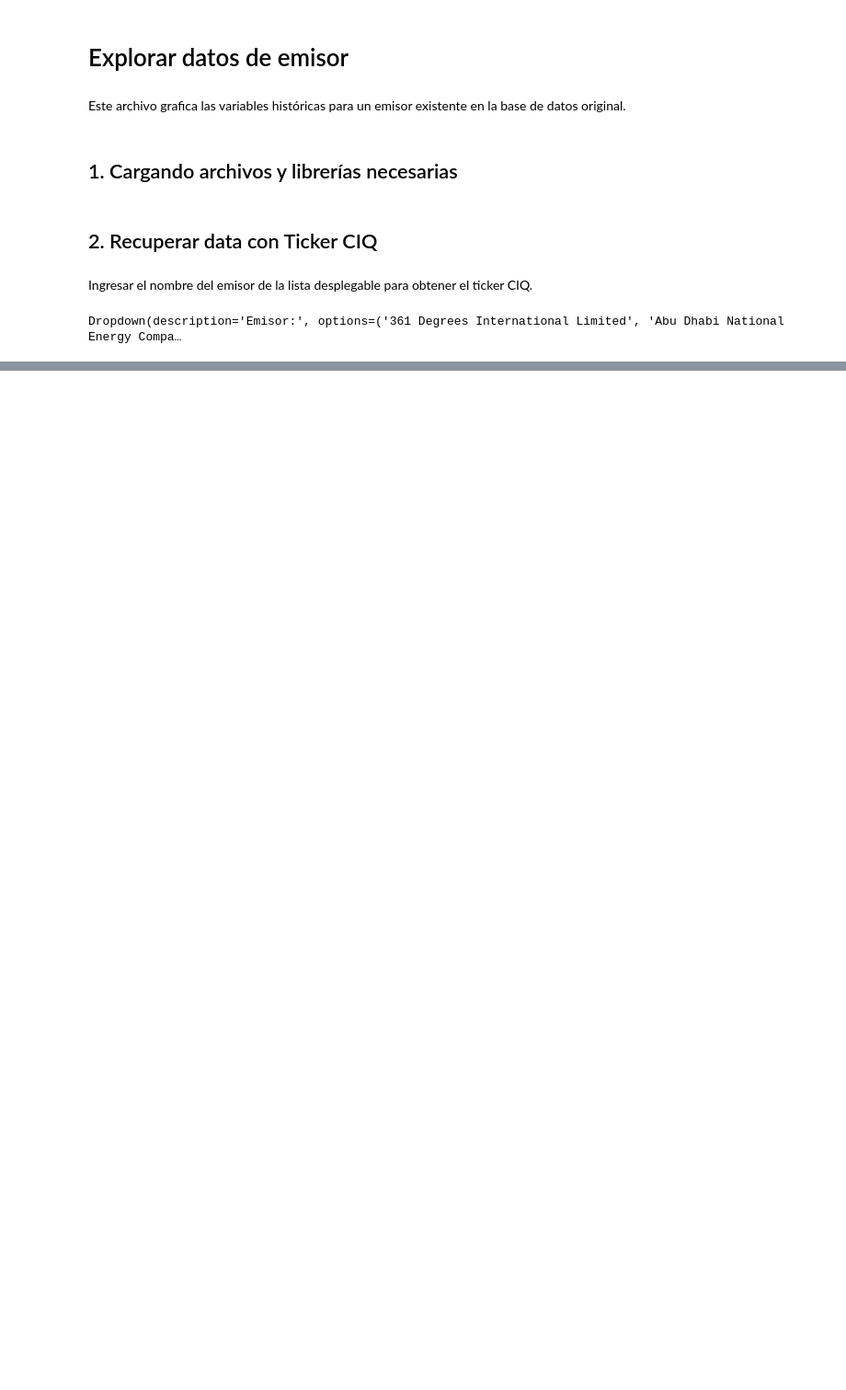
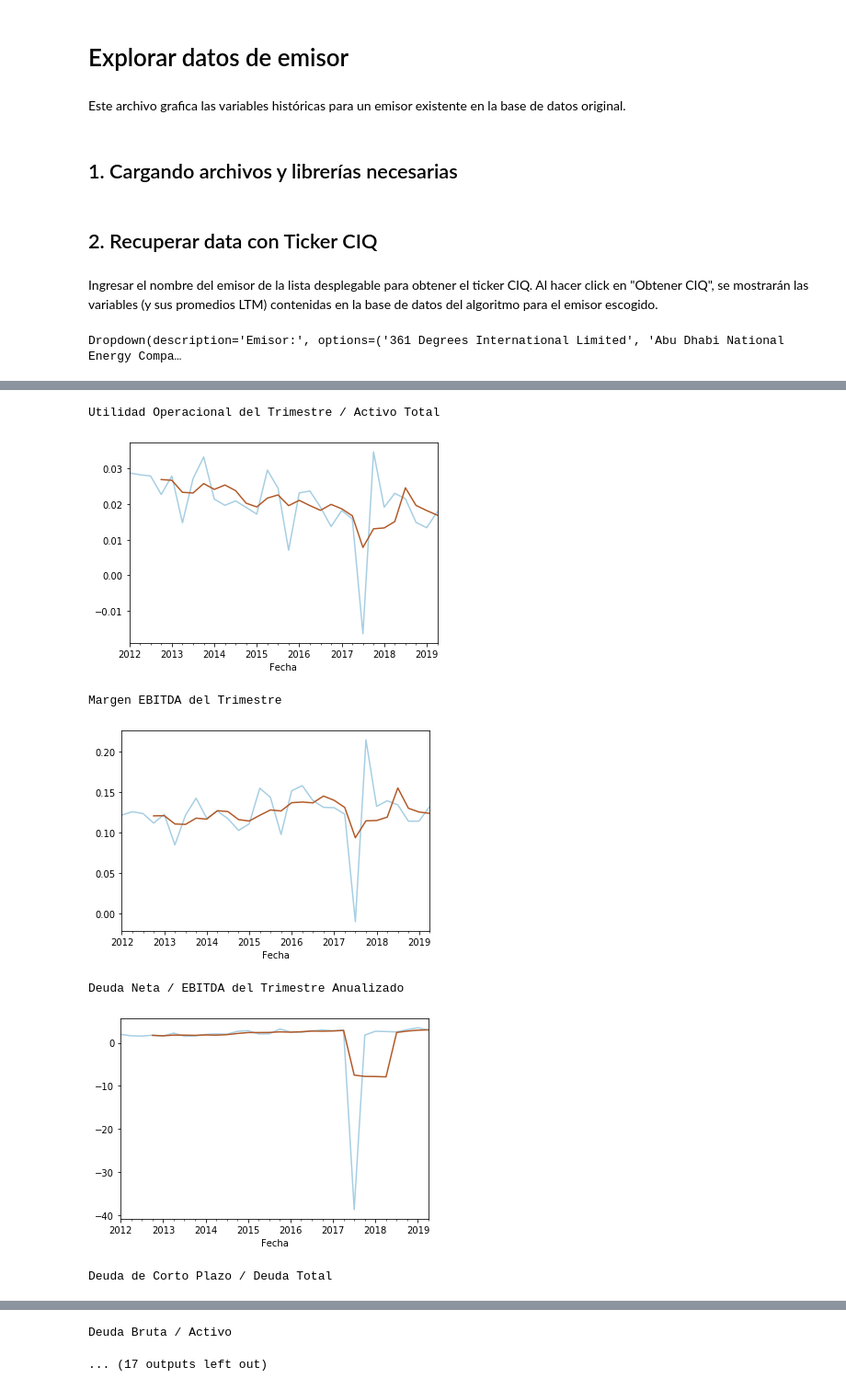
Before and after one commit to mauz315/credrating_predv1.5, a Jupyter notebook: data_explorer.ipynb, the cells around one changed output, grey strips where cells are left out. Shown at 92% size. Saved outputs shown, nothing was run; the diff lists cells and outputs as text; code cells hidden in the pictures; blank space fills up the shorter version.

Commit message:
user-friendlier data visualization upgrades

```diff
--- a/data_explorer.ipynb
+++ b/data_explorer.ipynb
@@ -11,10 +11,17 @@ data_file = 'data_em_1212_0619.csv'
 # %% [markdown]
 ## 2. Recuperar data con Ticker CIQ
 # %% [markdown]
-Ingresar el nombre del emisor de la lista desplegable para obtener el ticker CIQ.
+Ingresar el nombre del emisor de la lista desplegable para obtener el ticker CIQ. Al hacer click en "Obtener CIQ", se mostrarán las variables (y sus promedios LTM) contenidas en la base de datos del algoritmo para el emisor escogido.
 # %%
-issuer_choice()
+issuer_choice(data_file)
 # %% [output]
 Dropdown(description='Emisor:', options=('361 Degrees International Limited', 'Abu Dhabi National Energy Compa…
 [interactive output not drawn]
 [interactive output not drawn]
+Utilidad Operacional del Trimestre / Activo Total
+[figure, added]
+Margen EBITDA del Trimestre
+[figure, added]
+Deuda Neta / EBITDA del Trimestre Anualizado
+[figure, added]
+Deuda de Corto Plazo / Deuda Total
@@ -20,0 +29,2 @@ Dropdown(description='Emisor:', options=('361 Degrees International Limited', 'A
+Deuda Bruta / Activo
+... (17 outputs left out)
```
Also changed, not shown: parts of 4 cells of this notebook, 1 other file.
